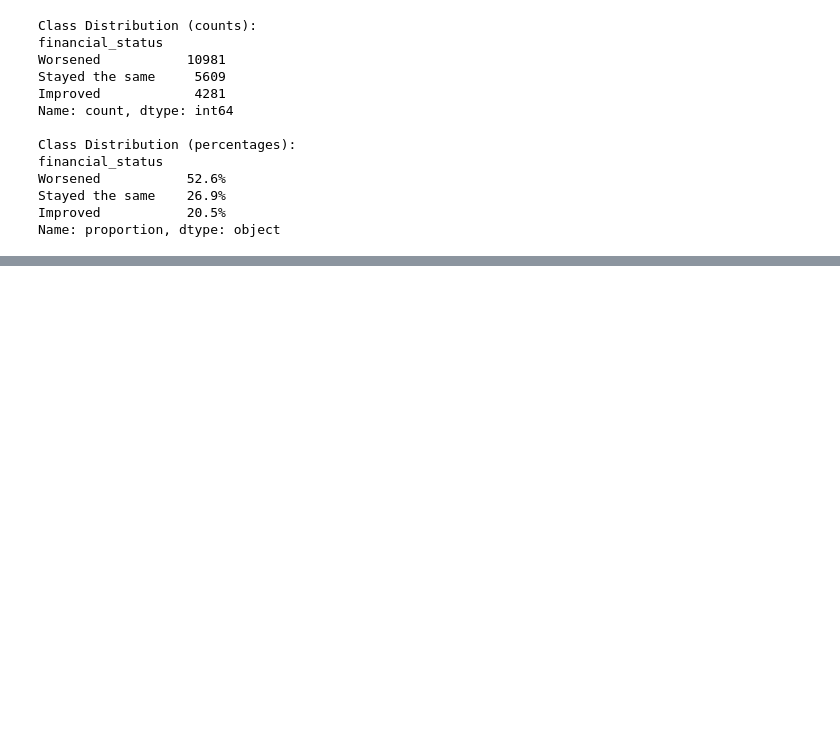
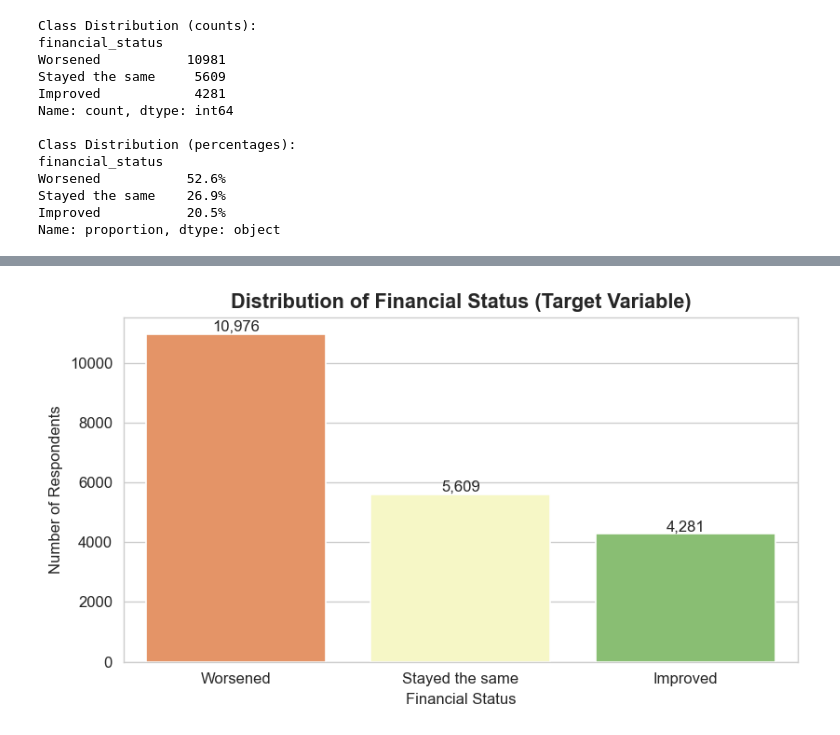
Before and after one commit to Fadhili-22/iLab-Datasprint-Hackathon, a Jupyter notebook: index.ipynb, the cells around one changed output, grey strips where cells are left out. Drawn from its saved outputs; the diff is of its cells as text; code cells hidden in the pictures; blank space fills up the shorter version.

```diff
--- a/index.ipynb
+++ b/index.ipynb
@@ -117,5 +122,0 @@ df.describe()
-# %%
-# 6. Remove Duplicates
-print(f'Duplicate rows found: {df.duplicated().sum()}')
-df = df.drop_duplicates()
-print(f'Shape after removing duplicates: {df.shape}')
@@ -466,0 +145,20 @@ dtype: float64
+# %%
+# 6. Clean the data
+print(f'Duplicate rows found: {df.duplicated().sum()}')
+df = df.drop_duplicates().reset_index(drop=True)
+print(f'Shape after removing duplicates: {df.shape}')
+
+df['barriers_bank'] = df['barriers_bank'].fillna('No barrier')
+df['barriers_mobile_money'] = df['barriers_mobile_money'].replace(0, 'No barrier')
+
+obj_cols = df.select_dtypes('object').columns
+for col in obj_cols:
+    df[col] = df[col].astype(str).str.replace('"', '', regex=False).str.strip()
+
+df.loc[df['marital_status'].str.startswith(("Don't know", 'Refused')), 'marital_status'] = 'Unknown'
+
+print(f'Total missing values remaining: {df.isnull().sum().sum()}')
+print()
+print(df['marital_status'].value_counts(), '\n')
+print(df['barriers_mobile_money'].value_counts().head(4), '\n')
+print(df['education_level'].value_counts())
@@ -466,0 +183,16 @@ dtype: float64
+# %%
+# FIG: target | Fig: Distribution of Financial Status (Target Variable)
+order = ['Worsened', 'Stayed the same', 'Improved']
+
+plt.figure(figsize=(7, 4))
+ax = sns.countplot(x='financial_status', data=df, order=order, palette='RdYlGn')
+plt.title('Distribution of Financial Status (Target Variable)', fontsize=13, fontweight='bold')
+plt.xlabel('Financial Status')
+plt.ylabel('Number of Respondents')
+for p in ax.patches:
+    ax.annotate(f'{int(p.get_height()):,}', (p.get_x() + p.get_width() / 2., p.get_height()),
+                ha='center', va='bottom', fontsize=10)
+plt.tight_layout()
+plt.show()
+# %% [output]
+[figure, added]
```
Also changed, not shown: parts of 60 cells of this notebook, 5 other files.
